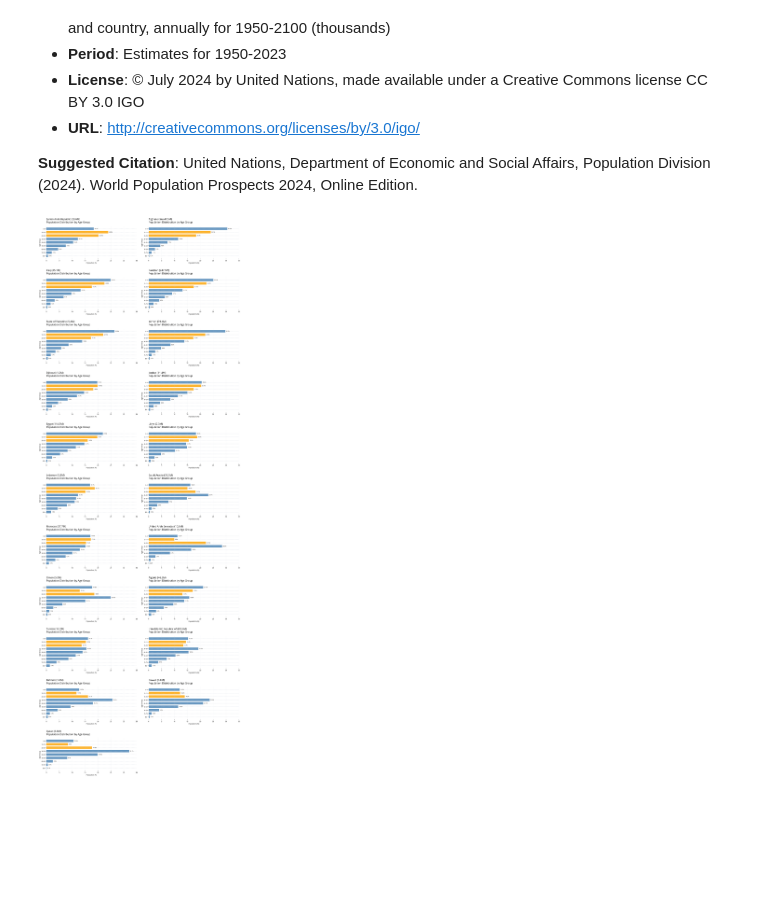
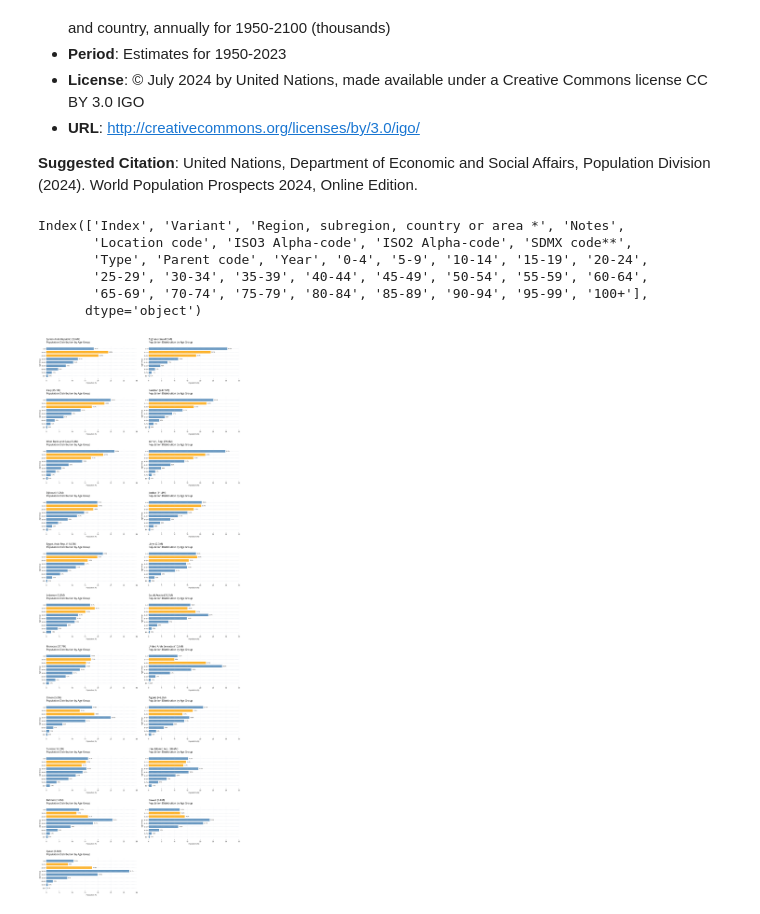
Before and after one commit to datapartnership/GenZ_Protest_Analysis, a Jupyter notebook: notebooks/demographic.ipynb, the cells around one changed output. Cells and saved outputs as stored; diff of their text form; code cells hidden in the pictures; blank space fills up the shorter version.

Commit message:
country name change

```diff
--- a/notebooks/demographic.ipynb
+++ b/notebooks/demographic.ipynb
@@ -16,8 +16,23 @@
 import pandas as pd
 import matplotlib.pyplot as plt
 from wbpyplot import wb_plot
+# %%
+wb_regions = pd.read_csv('../../../ssarva/MENAAP-Conflict-Analysis/data/worldbank_regions_iso3_exclusions.csv')
+# %%
+country_mapping = wb_regions[['country_code', 'country_name']].drop_duplicates().set_index('country_code').to_dict()['country_name']
 # %%
 df = pd.read_excel('../data/age_breakdown.xlsx')
+# %%
+df.columns
+# %% [output]
+Index(['Index', 'Variant', 'Region, subregion, country or area *', 'Notes',
+       'Location code', 'ISO3 Alpha-code', 'ISO2 Alpha-code', 'SDMX code**',
+       'Type', 'Parent code', 'Year', '0-4', '5-9', '10-14', '15-19', '20-24',
+       '25-29', '30-34', '35-39', '40-44', '45-49', '50-54', '55-59', '60-64',
+       '65-69', '70-74', '75-79', '80-84', '85-89', '90-94', '95-99', '100+'],
+      dtype='object')
+# %%
+df['country_name'] = df['ISO3 Alpha-code'].map(country_mapping)
 # %%
 ages = ['0-4', '5-9', '10-14', '15-19', '20-24',
        '25-29', '30-34', '35-39', '40-44', '45-49', '50-54', '55-59', '60-64',
@@ -59,7 +74,7 @@ for age_group in age_groups_10yr:
     df_grouped[age_group] = df[columns_to_sum].sum(axis=1)
 
 # Keep only necessary columns
-country_col = 'Region, subregion, country or area *'
+country_col = 'country_name'
 df_grouped = df_grouped[[country_col, 'ISO3 Alpha-code'] + age_groups_10yr]
 # %%
 
@@ -67,7 +82,7 @@ df_grouped = df_grouped[[country_col, 'ISO3 Alpha-code'] + age_groups_10yr]
 import numpy as np
 import matplotlib.pyplot as plt
 
-country_col = 'Region, subregion, country or area *'
+country_col = 'country_name'
 
 # Calculate Gen Z percentage (10-19 + 20-29) as % of total population for sorting
 df_grouped['gen_z_pct'] = ((df_grouped['10-19'] + df_grouped['20-29']) /
@@ -117,31 +132,31 @@ def plot_all_countries():
         ax.invert_yaxis()  # Youngest at bottom
         ax.grid(axis='x', alpha=0.3, linestyle='--')
 
         # Set title with country name and total population in brackets
         ax.set_title(f'{country} ({pop_display})\nPopulation Distribution by Age Group',
                      fontsize=16, fontweight='bold', pad=20,
                      linespacing=1.4, loc='left')
 
         # Add percentage labels on bars with smart positioning to avoid overlap
 
         for i, (v, age) in enumerate(zip(pct_data, age_groups_10yr)):
             # Position text at the end of the bar with some padding
             x_pos = v + 0.3
             ax.text(x_pos, i, f'{v:.1f}%', va='center', fontsize=8,
                     bbox=dict(boxstyle='round,pad=0.3', facecolor='white', alpha=0.8, edgecolor='none'))
 
         # Set x-axis limits to a fixed 35% for all charts
         ax.set_xlim(0, 35)
 
     # Remove extra subplots if odd number of countries
     for idx in range(n_countries, len(axes)):
         axes[idx].axis('off')
 
 plot_all_countries()
 
 # Adjust layout with proper spacing to prevent overlap
 plt.tight_layout(h_pad=3.5, w_pad=2.5)
 #plt.savefig('../outputs/population_distribution_by_genz.png', dpi=300, bbox_inches='tight')
 plt.show()
 # %% [output]
-[figure, old version]
+[figure, new version]
```
Also changed, not shown: 1 other file.
